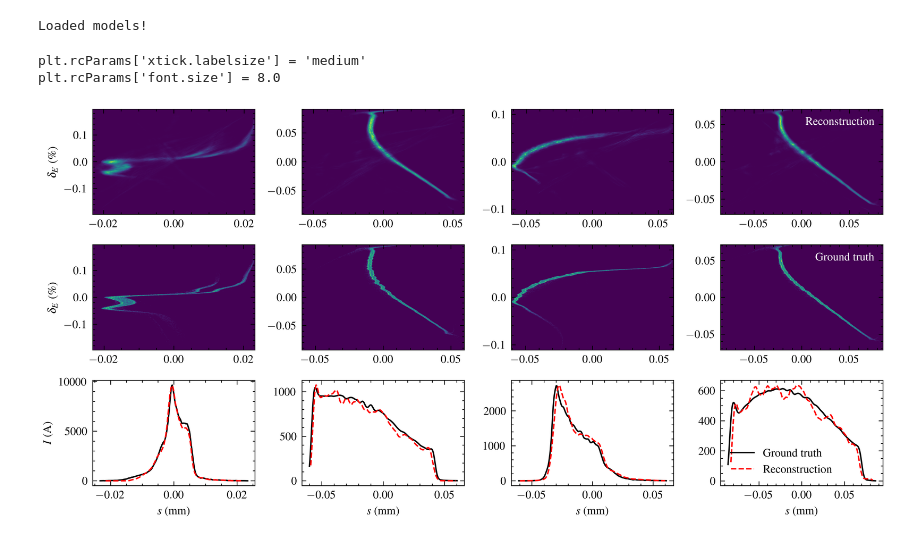
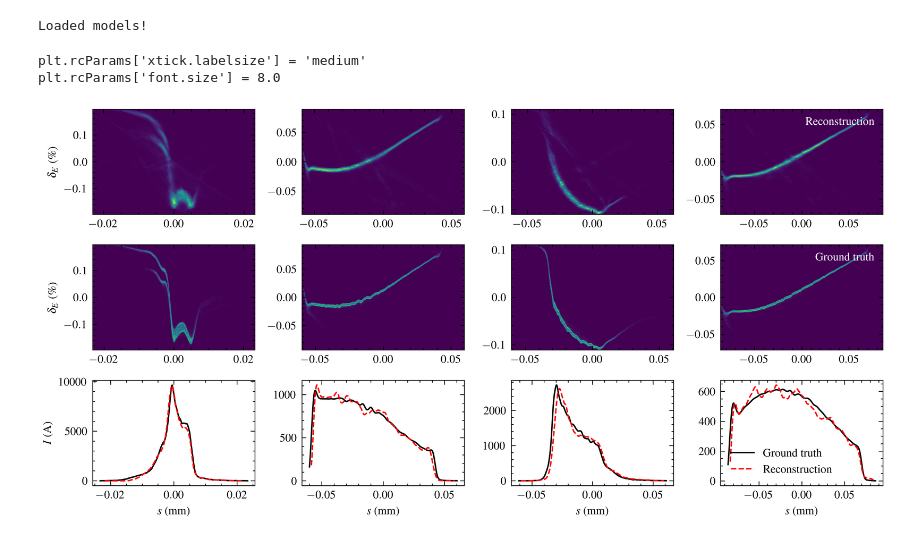
Before and after one commit to jank324/spectral-vd-euxfel, a Jupyter notebook: figures.ipynb, the cells around one changed output. Saved outputs shown, nothing was run; the diff lists cells and outputs as text; code cells hidden in the pictures.

```diff
--- a/figures.ipynb
+++ b/figures.ipynb
@@ -140,7 +140,7 @@ for i, sample in enumerate(samples):
     plt.subplot(3, num_examples, i + 1)
     predicted_lps_image[predicted_lps_image < cmap_cutoff] = np.nan
     plt.imshow(
-        predicted_lps_image[0],
+        np.flipud(predicted_lps_image[0].transpose()),
         vmin=0,
         aspect="auto",
         cmap=cmap,
@@ -167,7 +167,7 @@ for i, sample in enumerate(samples):
     real_lps_image = lps_dataset_test.lps_images[sample].copy()
     real_lps_image[real_lps_image < cmap_cutoff] = np.nan
     plt.imshow(
-        real_lps_image,
+        np.flipud(real_lps_image.transpose()),
         vmin=0,
         aspect="auto",
         cmap=cmap,
@@ -184,31 +184,31 @@ for i, sample in enumerate(samples):
         plt.text(
             0.95,
             0.85,
             "Ground truth",
             color="white",
             horizontalalignment="right",
             transform=plt.gca().transAxes,
         )
 
     plt.subplot(3, num_examples, 2 * num_examples + i + 1)
     plt.plot(
         real_ss * 1e3,
         current_dataset_test.current_profiles[sample],
         label="Ground truth",
     )
     plt.plot(predicted_ss * 1e3, predicted_current_profile[0], label="Reconstruction")
     # plt.plot(recon_time, recon_current)
     plt.xlabel(r"$s$ (mm)")
     if i == 0:
         plt.ylabel(r"$I$ (A)")
     if i == num_examples - 1:
         plt.legend()
 
 plt.tight_layout()
 # plt.subplots_adjust(wspace=0.4, hspace=0.3)
 plt.savefig("figures/THPL019_f2.pdf")
 plt.show()
 # %% [output]
 plt.rcParams['xtick.labelsize'] = 'medium'
 plt.rcParams['font.size'] = 8.0
-[figure, old version]
+[figure, new version]
```
Also changed, not shown: parts of 4 cells of this notebook, 3 other files.
